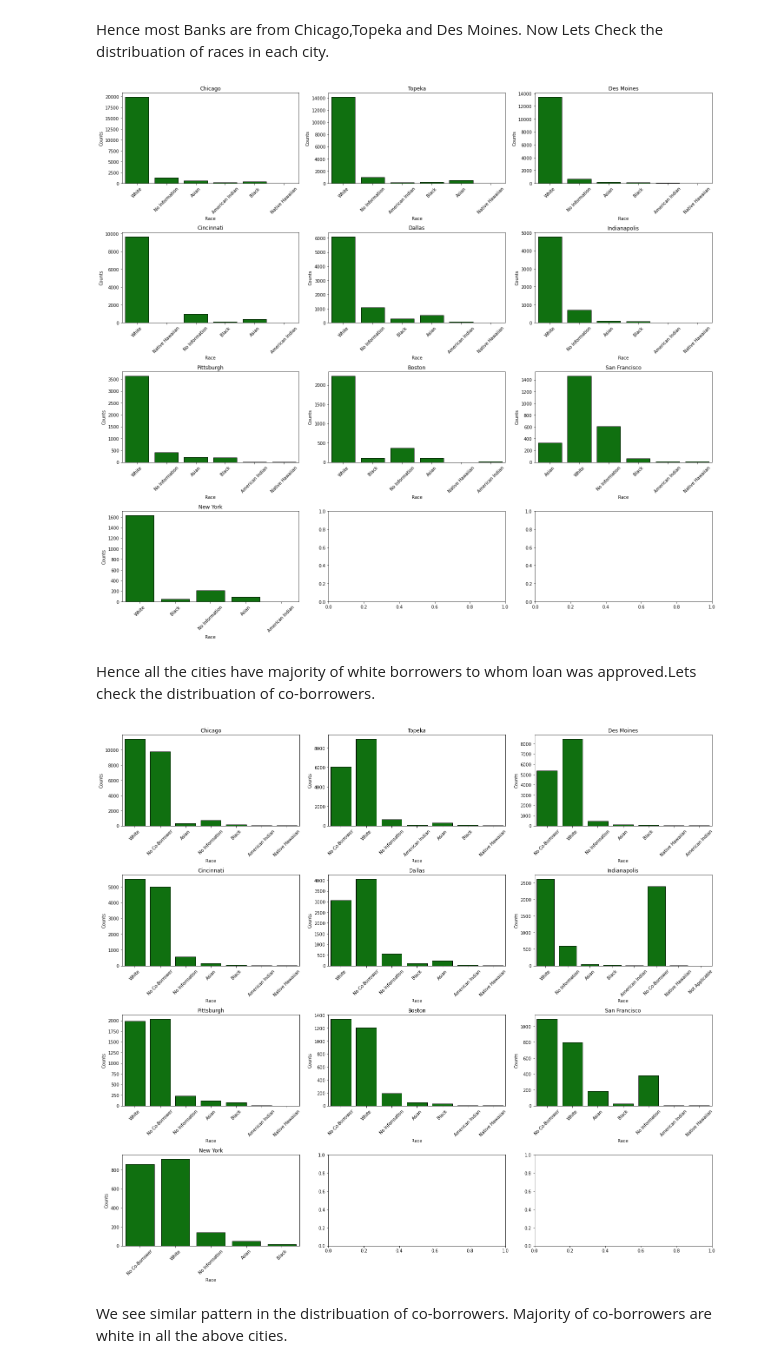
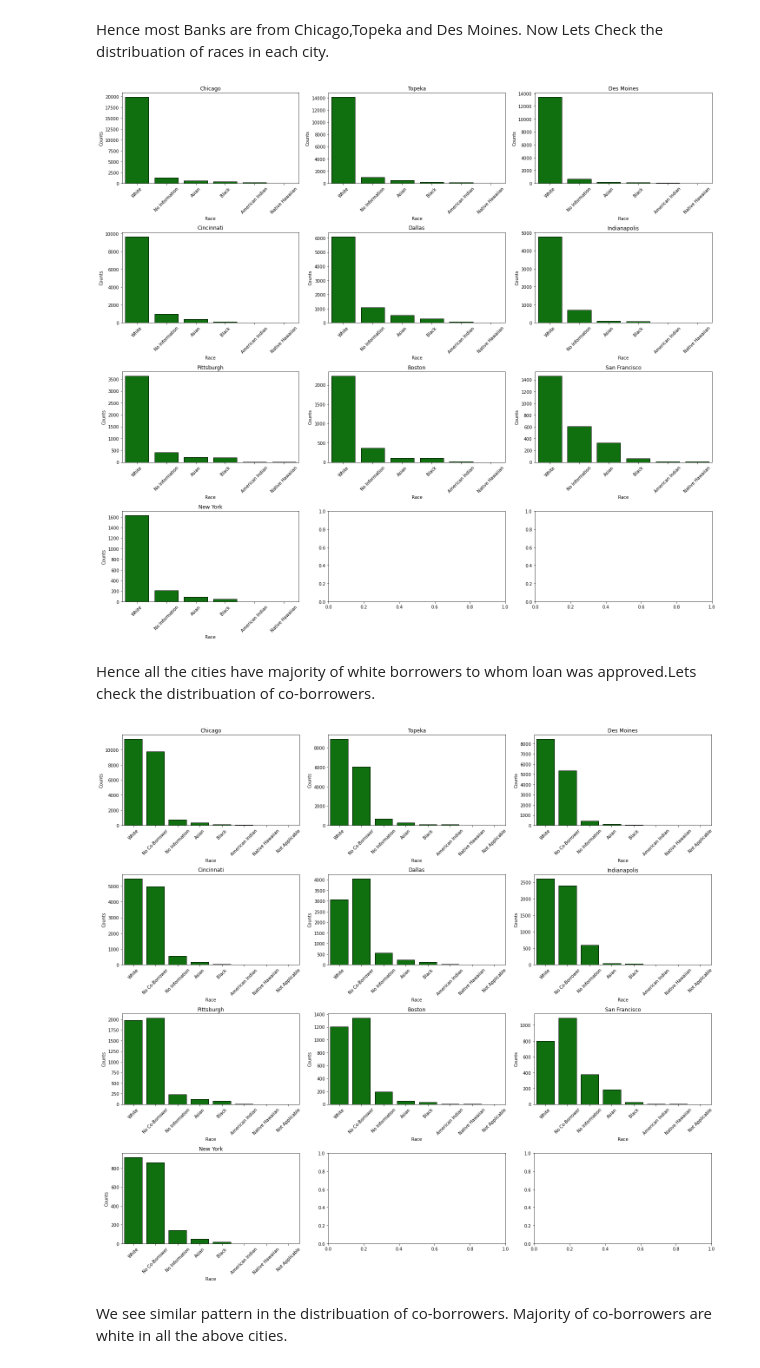
Before and after one commit to syadav12-hawk/check_mortgage_loan_disparity, a Jupyter notebook: EDA.ipynb, the cells around one changed output. Cells and saved outputs as stored; diff of their text form; code cells hidden in the pictures.

```diff
--- a/EDA.ipynb
+++ b/EDA.ipynb
@@ -196,7 +196,7 @@ for bank in ['Chicago','Topeka','Des Moines','Cincinnati','Dallas','Indianapolis
     if c>2:
         r=r+1
         c=0
-    sns.countplot(x="Borrower1Race1Type",color='g',edgecolor="black", data=df_2019[df_2019['Bank']==bank],ax=axes[r, c])
+    sns.countplot(x="Borrower1Race1Type",color='g',edgecolor="black", data=df_2019[df_2019['Bank']==bank],order=df_2019["Borrower1Race1Type"].value_counts().index,ax=axes[r, c])
     axes[r, c].set_xlabel('Race')
     axes[r, c].set_ylabel('Counts')
     plt.setp(axes[r, c].xaxis.get_majorticklabels(), rotation=45)
@@ -205,28 +205,28 @@ for bank in ['Chicago','Topeka','Des Moines','Cincinnati','Dallas','Indianapolis
 f.tight_layout()
 plt.show()
 # %% [output]
-[figure, old version]
+[figure, new version]
 # %% [markdown]
 Hence all the cities have majority of white borrowers to whom loan was approved.Lets check the distribuation of co-borrowers.
 # %%
 #View distribuation of races for co-borrowers.
 r=0
 c=0
 f, axes = plt.subplots(4, 3,figsize = (20,18))
 for bank in ['Chicago','Topeka','Des Moines','Cincinnati','Dallas','Indianapolis','Pittsburgh','Boston','San Francisco','New York']:
     if c>2:
         r=r+1
         c=0
-    sns.countplot(x="Borrower2Race1Type",color='g',edgecolor="black", data=df_2019[df_2019['Bank']==bank],ax=axes[r, c])
+    sns.countplot(x="Borrower2Race1Type",color='g',edgecolor="black", data=df_2019[df_2019['Bank']==bank],order=df_2019["Borrower2Race1Type"].value_counts().index,ax=axes[r, c])
     axes[r, c].set_xlabel('Race')
     axes[r, c].set_ylabel('Counts')
     plt.setp(axes[r, c].xaxis.get_majorticklabels(), rotation=45)
     axes[r, c].set_title(bank)
     c=c+1
 f.tight_layout()
 plt.show()
 # %% [output]
-[figure, old version]
+[figure, new version]
 # %% [markdown]
 We see similar pattern in the distribuation of co-borrowers. Majority of co-borrowers are white in all the above cities.
 # %% [markdown]
```
Also changed, not shown: parts of 57 cells of this notebook, 1 other file.
